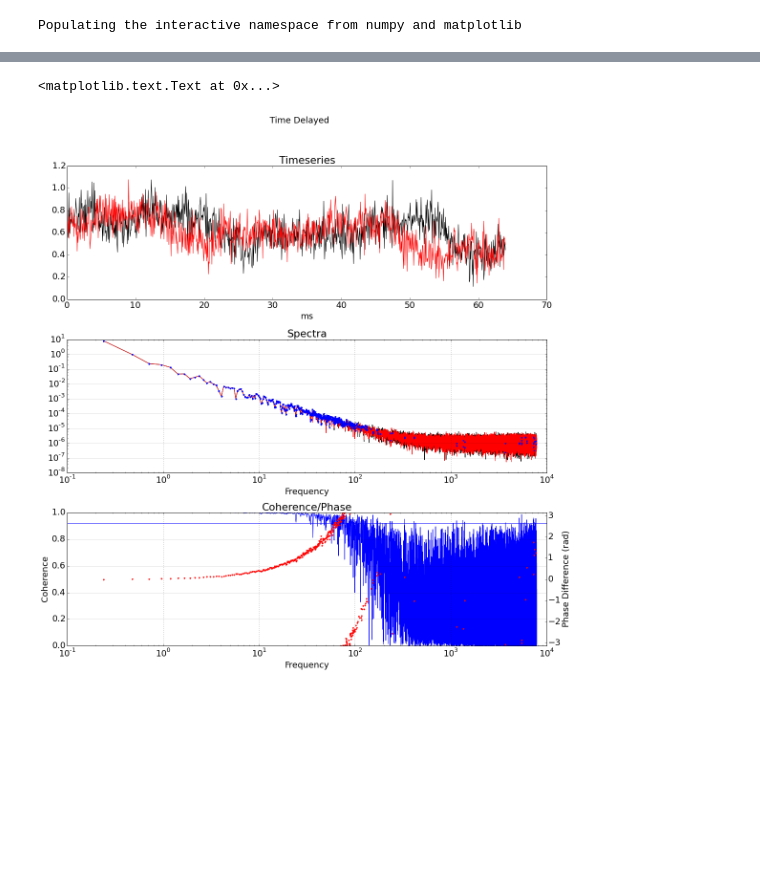
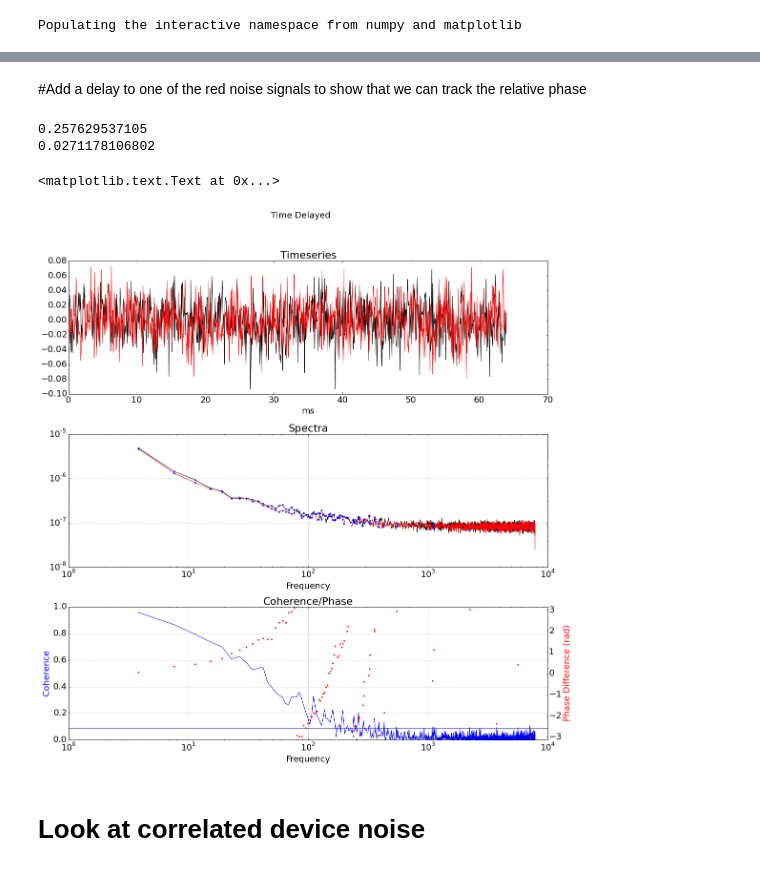
Before and after one commit to gitj/notebooks, a Jupyter notebook: 2015/2015-08-12-demonstrate-cross-correlation-with-simulation.ipynb, the cells around one changed output, grey strips where cells are left out. Drawn from its saved outputs; the diff is of its cells as text; code cells hidden in the pictures; blank space fills up the shorter version.

```diff
--- a/2015/2015-08-12-demonstrate-cross-correlation-with-simulation.ipynb
+++ b/2015/2015-08-12-demonstrate-cross-correlation-with-simulation.ipynb
@@ -92,11 +107,18 @@ cs.plot()
+# %% [markdown]
+#Add a delay to one of the red noise signals to show that we can track the relative phase
 # %%
 cs = kid_readout.analysis.cross_spectrum.CrossSpectralAnalysis()
-cs.get_data_directly(red+ts1/10.,np.roll(red,-100)+ts2/10.)
+cs.get_data_directly(red+ts1/40.,np.roll(red,-100)+ts2/40.)
+cs.calculate(NFFT=2**12)
 cs.plot()
 suptitle('Time Delayed')
 # %% [output]
-<matplotlib.text.Text at 0x...>
+0.257629537105
+0.0271178106802
+<matplotlib.text.Text at 0x...>
-[figure, old version]
+[figure, new version]
+# %% [markdown]
+# Look at correlated device noise
 # %%
 cs = kid_readout.analysis.cross_spectrum.CrossSpectralAnalysis()
 cs.get_data_directly(device+ts1,device+ts2)
```
Also changed, not shown: parts of 22 cells of this notebook, 1 other file.
